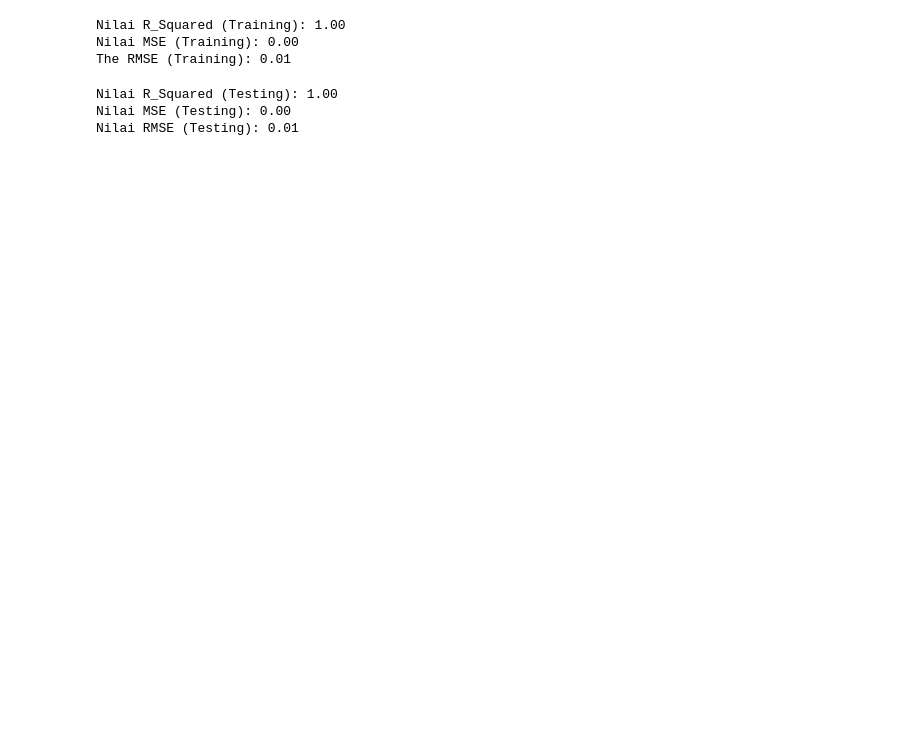
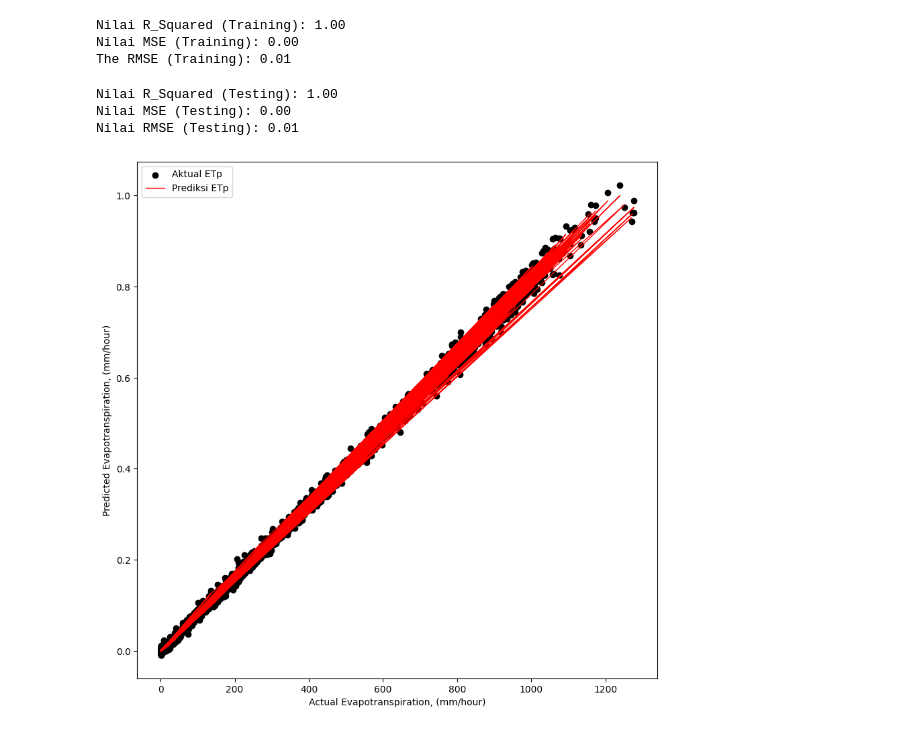
Before and after one commit to Aprilianiput21/TA_Model-ETp, a Jupyter notebook: RF_Tungkub_Rs.ipynb, the cells around one changed output. Saved outputs shown, nothing was run; the diff lists cells and outputs as text; code cells hidden in the pictures; blank space fills up the shorter version.

Commit message:
Sudah diperbaiki (belum isi fungsi persamaan pada graph)

```diff
--- a/RF_Tungkub_Rs.ipynb
+++ b/RF_Tungkub_Rs.ipynb
@@ -126,10 +116,12 @@ Nilai RMSE (Testing): 0.01
 # %%
-#import matplotlib.pyplot as plt
-## Plot data aktual dan prediksi pada data pelatihan
-#plt.scatter(X_train_reshaped, y_train, color='black', label='Data Aktual')
-#plt.plot(X_train_reshaped, ytrain_pred, color='red', label='Prediksi ETp', linewidth=1)
-#plt.xlabel('Radiasi Matahari, w/m')
-#plt.ylabel('Evapotranspirasi, mm/hour')
-#lt.legend()
-#plt.show()
+import matplotlib.pyplot as plt
+# Plot pada data pelatihan
+plt.scatter(X_train_reshaped, y_train, color='black', label='Aktual ETp')
+plt.plot(X_train_reshaped, ytrain_pred, color='red', label='Prediksi ETp', linewidth=1)
+plt.xlabel('Actual Evapotranspiration, (mm/hour)')
+plt.ylabel('Predicted Evapotranspiration, (mm/hour)')
+plt.legend()
+plt.show()
+# %% [output]
+[figure, added]
 # %%
```
Also changed, not shown: parts of 8 cells of this notebook.
